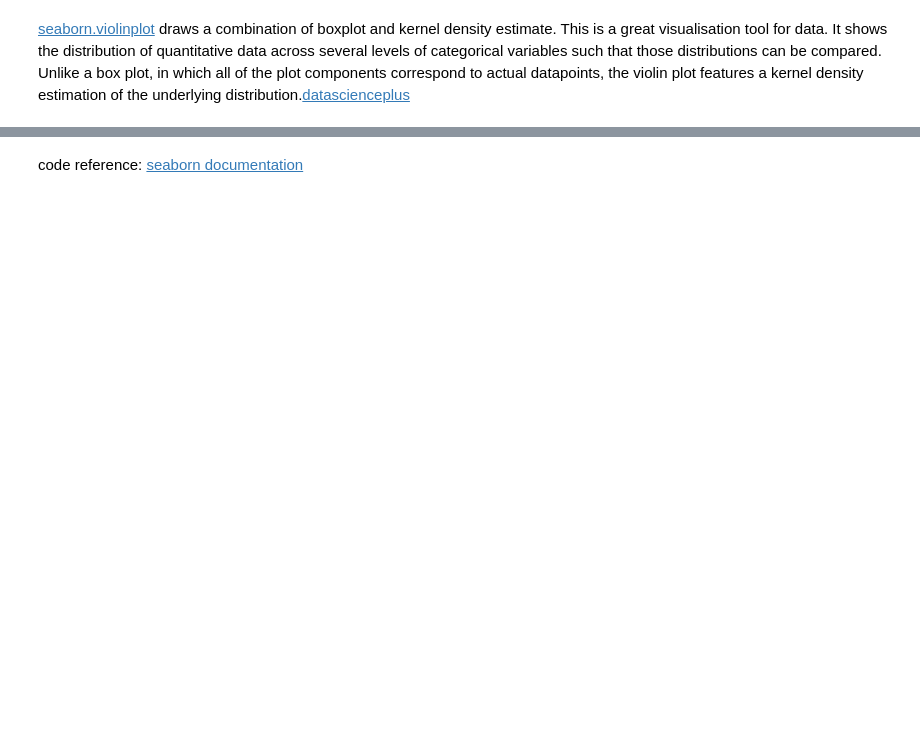
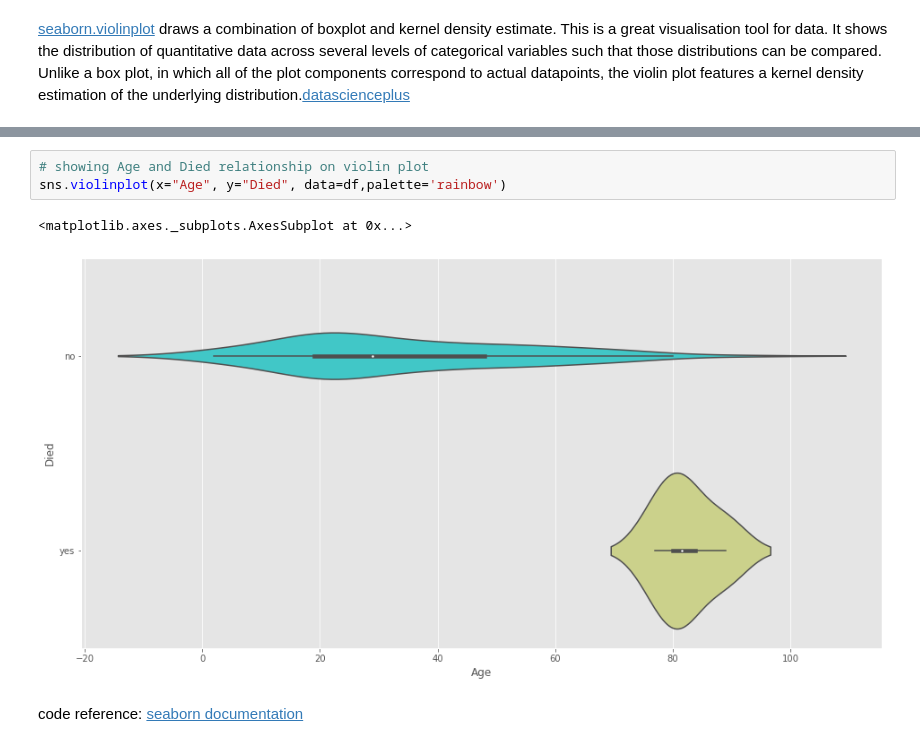
Before and after one commit to AineNicD/simulating-data, a Jupyter notebook: simulating-data.ipynb, the cells around one changed output, grey strips where cells are left out. Drawn from its saved outputs; the diff is of its cells as text; blank space fills up the shorter version.

```diff
--- a/simulating-data.ipynb
+++ b/simulating-data.ipynb
@@ -810,2 +820,8 @@ sns.violinplot(x="Age", y="Underlying Health Condition", data=df,palette='rainbo
+# %%
+# showing Age and Died relationship on violin plot
+sns.violinplot(x="Age", y="Died", data=df,palette='rainbow')
+# %% [output]
+<matplotlib.axes._subplots.AxesSubplot at 0x...>
+[figure, added]
 # %% [markdown]
 code reference: [seaborn documentation](https://seaborn.pydata.org/generated/seaborn.violinplot.html)
```
Also changed, not shown: parts of 55 cells of this notebook.
